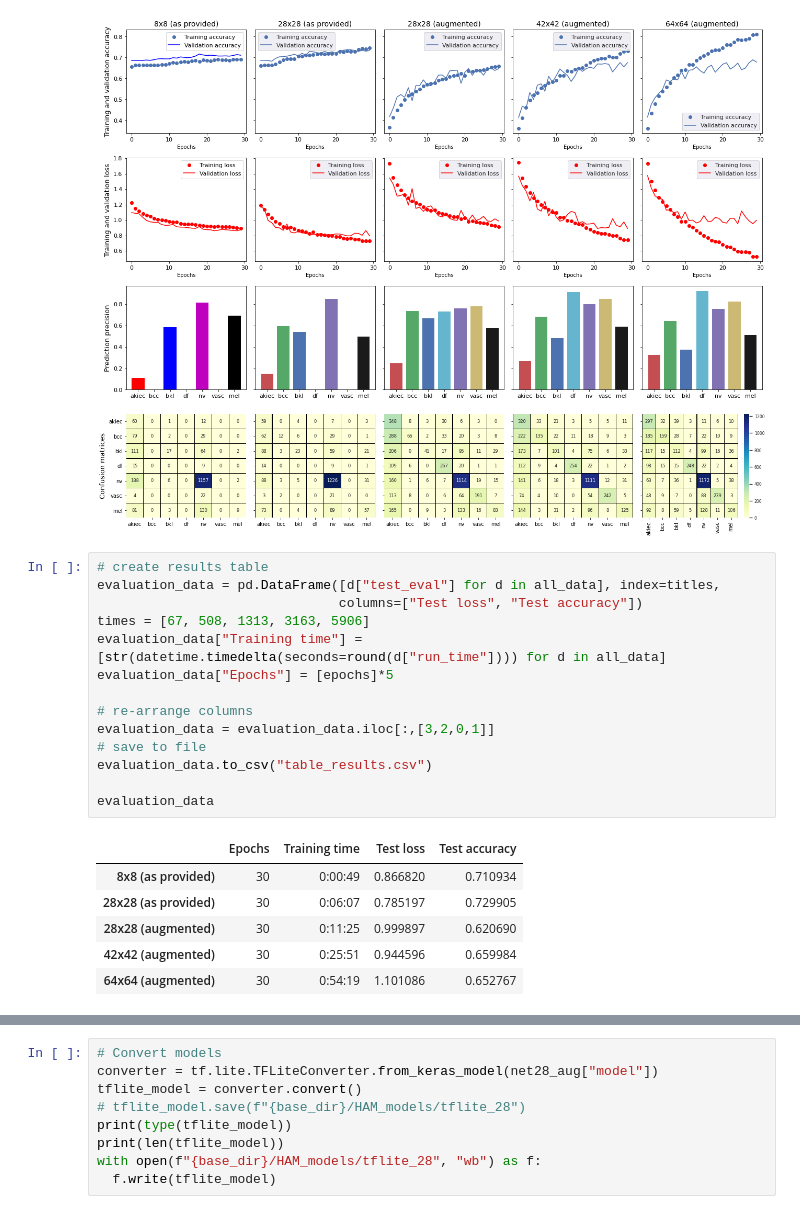
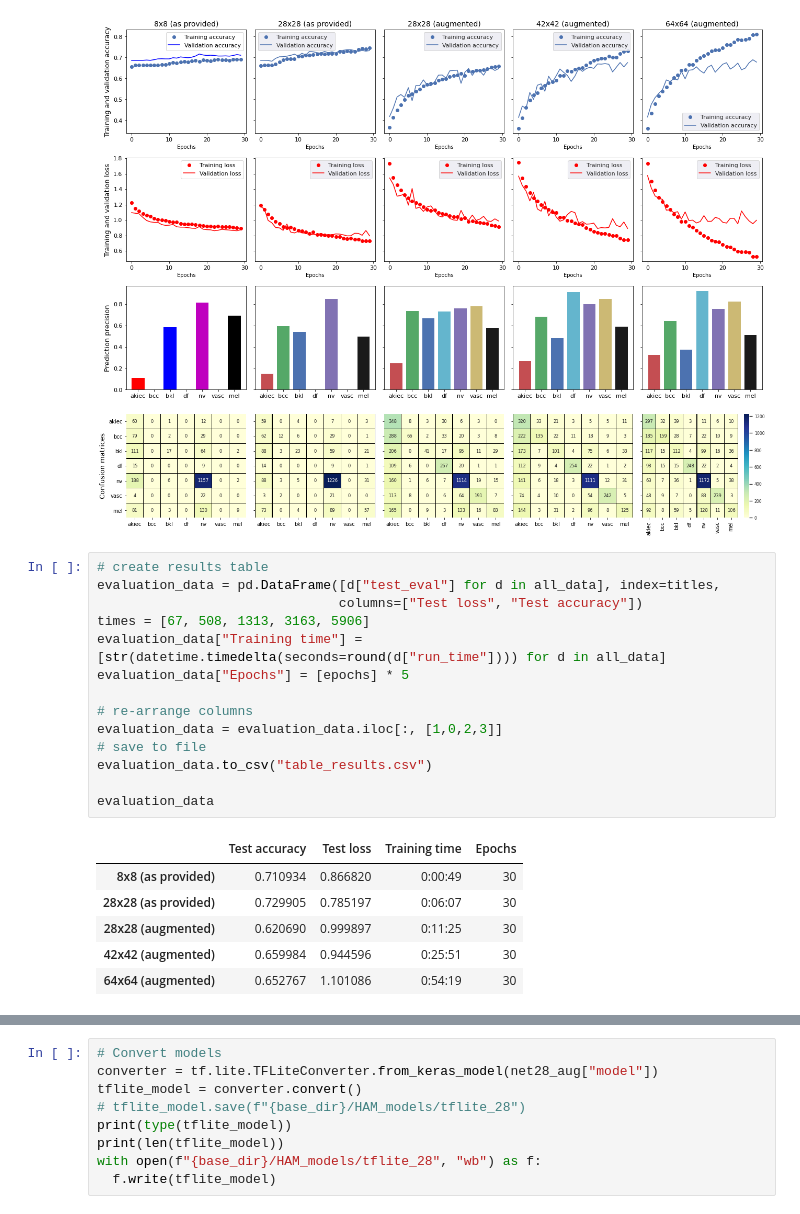
Before and after one commit to msthoma/HAM10000_ConvNet, a Jupyter notebook: HAM10000_ConvNet.ipynb, the cells around one changed output, grey strips where cells are left out. Drawn from its saved outputs; the diff is of its cells as text.

```diff
--- a/HAM10000_ConvNet.ipynb
+++ b/HAM10000_ConvNet.ipynb
@@ -370,21 +370,21 @@ fig.show()
 # %%
 # create results table
 evaluation_data = pd.DataFrame([d["test_eval"] for d in all_data], index=titles,
                                columns=["Test loss", "Test accuracy"])
 times = [67, 508, 1313, 3163, 5906]
 evaluation_data["Training time"] = [str(datetime.timedelta(seconds=round(d["run_time"]))) for d in all_data]
-evaluation_data["Epochs"] = [epochs]*5
+evaluation_data["Epochs"] = [epochs] * 5
 
 # re-arrange columns
-evaluation_data = evaluation_data.iloc[:,[3,2,0,1]]
+evaluation_data = evaluation_data.iloc[:, [1,0,2,3]]
 # save to file
 evaluation_data.to_csv("table_results.csv")
 
 evaluation_data
 # %% [output]
-|  | Epochs | Training time | Test loss | Test accuracy |
-| 8x8 (as provided) | 30 | 0:00:49 | 0.866820 | 0.710934 |
-| 28x28 (as provided) | 30 | 0:06:07 | 0.785197 | 0.729905 |
-| 28x28 (augmented) | 30 | 0:11:25 | 0.999897 | 0.620690 |
-| 42x42 (augmented) | 30 | 0:25:51 | 0.944596 | 0.659984 |
-| 64x64 (augmented) | 30 | 0:54:19 | 1.101086 | 0.652767 |
+|  | Test accuracy | Test loss | Training time | Epochs |
+| 8x8 (as provided) | 0.710934 | 0.866820 | 0:00:49 | 30 |
+| 28x28 (as provided) | 0.729905 | 0.785197 | 0:06:07 | 30 |
+| 28x28 (augmented) | 0.620690 | 0.999897 | 0:11:25 | 30 |
+| 42x42 (augmented) | 0.659984 | 0.944596 | 0:25:51 | 30 |
+| 64x64 (augmented) | 0.652767 | 1.101086 | 0:54:19 | 30 |
```
Also changed, not shown: parts of 1 cell of this notebook.
